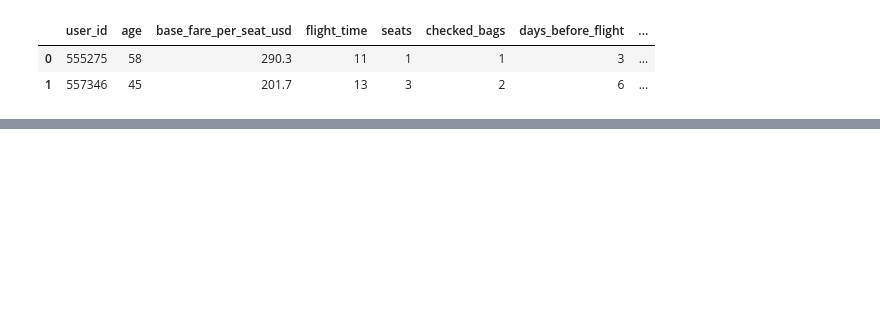
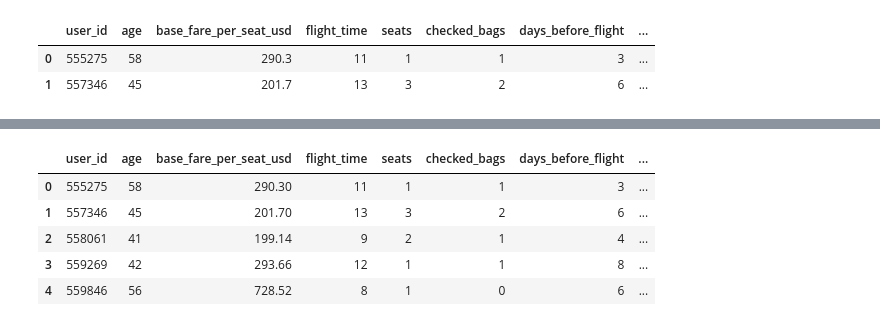
Before and after one commit to derewor/Travel-Tide-project, a Jupyter notebook: TravelTide_project_final.ipynb, the cells around one changed output, grey strips where cells are left out. Cells and saved outputs as stored; diff of their text form; code cells hidden in the pictures; blank space fills up the shorter version.

```diff
--- a/TravelTide_project_final.ipynb
+++ b/TravelTide_project_final.ipynb
@@ -296,0 +266,78 @@ category_session['budget_category'] = category_session.apply(budget_category, ax
+# %%
+# assignig categories to the age column
+def age_category(row):
+  age = row['age']
+  if age > 15 and age <= 40:
+    return 'young'
+  elif age > 40 and age <= 60:
+    return 'adult'
+  else:
+    return 'senior'
+category_session['age_category'] = category_session.apply(age_category, axis=1)
+# assigning the budget category for the base_fare_per_seat_usd column
+fare_perc_25 = category_session['base_fare_per_seat_usd'].quantile(0.25)
+fare_perc_75 = category_session['base_fare_per_seat_usd'].quantile(0.75)
+display(fare_perc_25)
+display(fare_perc_75)
+def budget_category(row):
+  base_fare_per_seat_usd = row['base_fare_per_seat_usd']
+  if base_fare_per_seat_usd < fare_perc_25:
+    return 'basic economy'
+  elif base_fare_per_seat_usd > fare_perc_25 and base_fare_per_seat_usd < fare_perc_75:
+    return 'prem_economy traveller'
+  elif base_fare_per_seat_usd > fare_perc_75:
+    return 'business traveller'
+category_session['budget_category'] = category_session.apply(budget_category, axis=1)
+# assigning flight time category for the flight time column
+def flight_time_category(row):
+  flight_time = row['flight_time']
+  if flight_time > 4 and flight_time < 16:
+    return 'day_traveler'
+  else:
+    return 'night_traveler'
+category_session['flight_time_category'] = category_session.apply(flight_time_category, axis=1)
+# assigning group category based on number of seats
+def traveller_category(row):
+  seats = row['seats']
+  if seats == 1:
+    return 'solo_traveller'
+  elif seats == 2:
+    return 'couple traveller'
+  elif seats >= 3:
+    return 'group_traveller'
+  else:
+    return 'not_traveller'
+category_session['traveller_category'] = category_session.apply(traveller_category, axis=1)
+# Assigning baggage_category for checked bags
+def baggage_category(row):
+  checked_bags = row['checked_bags']
+  if checked_bags == 0:
+    return 'backpacker'
+  elif checked_bags >= 1:
+    return 'bulkpacker'
+  else:
+    return 'checked_bags'
+category_session['baggage_category'] = category_session.apply(baggage_category, axis=1)
+
+# assigning booking time category for booking days before flight
+def booking_time_category(row):
+  days_before_flight = row['days_before_flight']
+  if days_before_flight <= 3:
+    return 'last_minute'
+  else:
+    return 'planned'
+category_session['booking_time_category'] = category_session.apply(booking_time_category, axis=1)
+# Assigning the distance travel category for distance_km column
+def distance_travel_category(row):
+  distance_km = row['distance_km']
+  if distance_km <= 1500:
+    return 'short_haul'
+  elif distance_km > 1500 and distance_km <= 4000:
+    return 'medium_haul'
+  elif distance_km > 4000:
+    return 'long_haul'
+  else:
+    return 'distance_km'
+category_session['distance_travel_category'] = category_session.apply(distance_travel_category, axis=1)
+category_session.head()
+# %% [output]
@@ -296,0 +346,6 @@ category_session['budget_category'] = category_session.apply(budget_category, ax
+|  | user_id | age | base_fare_per_seat_usd | flight_time | seats | checked_bags | days_before_flight | ... |
+| 0 | 555275 | 58 | 290.30 | 11 | 1 | 1 | 3 | ... |
+| 1 | 557346 | 45 | 201.70 | 13 | 3 | 2 | 6 | ... |
+| 2 | 558061 | 41 | 199.14 | 9 | 2 | 1 | 4 | ... |
+| 3 | 559269 | 42 | 293.66 | 12 | 1 | 1 | 8 | ... |
+| 4 | 559846 | 56 | 728.52 | 8 | 1 | 0 | 6 | ... |
```
Also changed, not shown: parts of 8 cells of this notebook.
